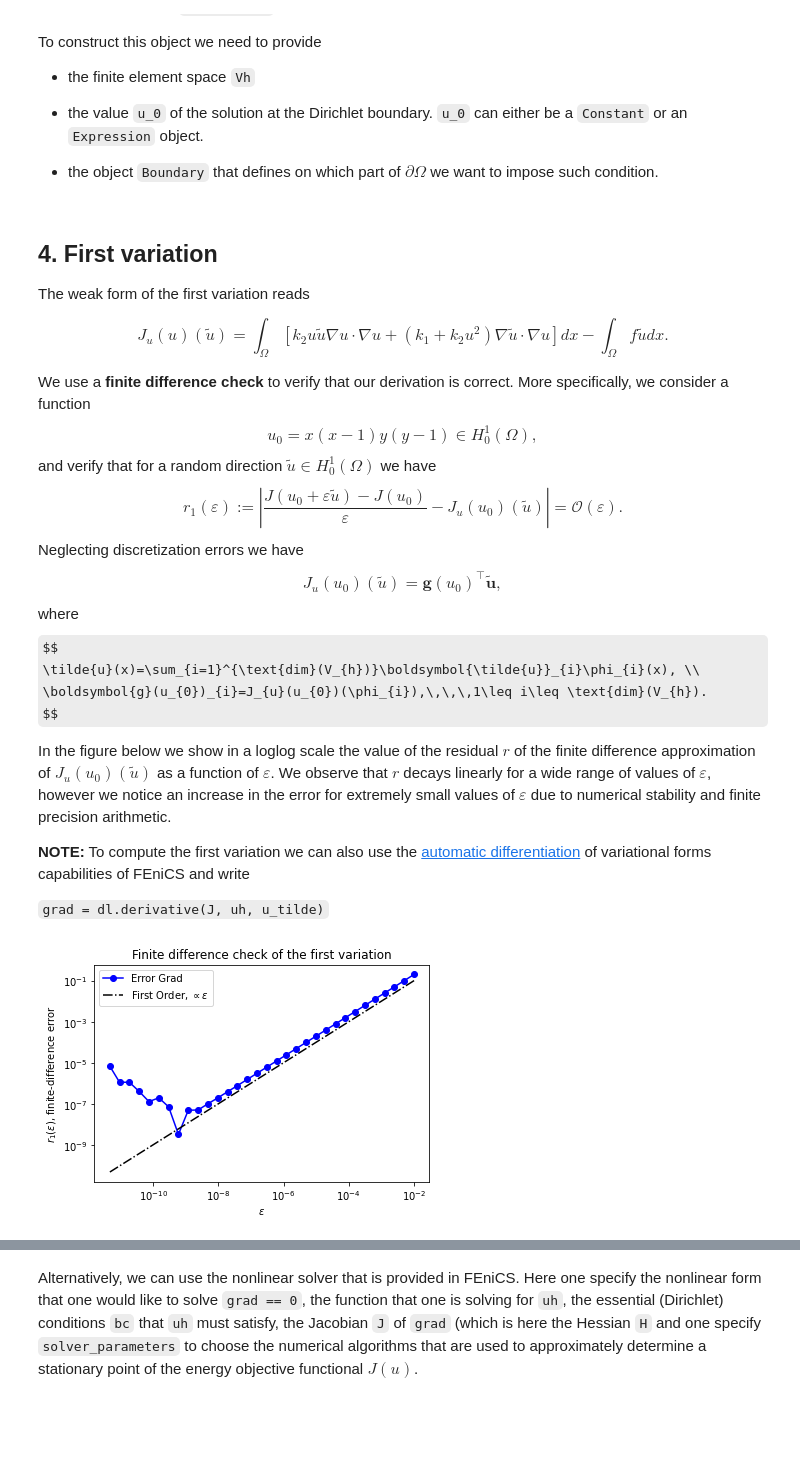
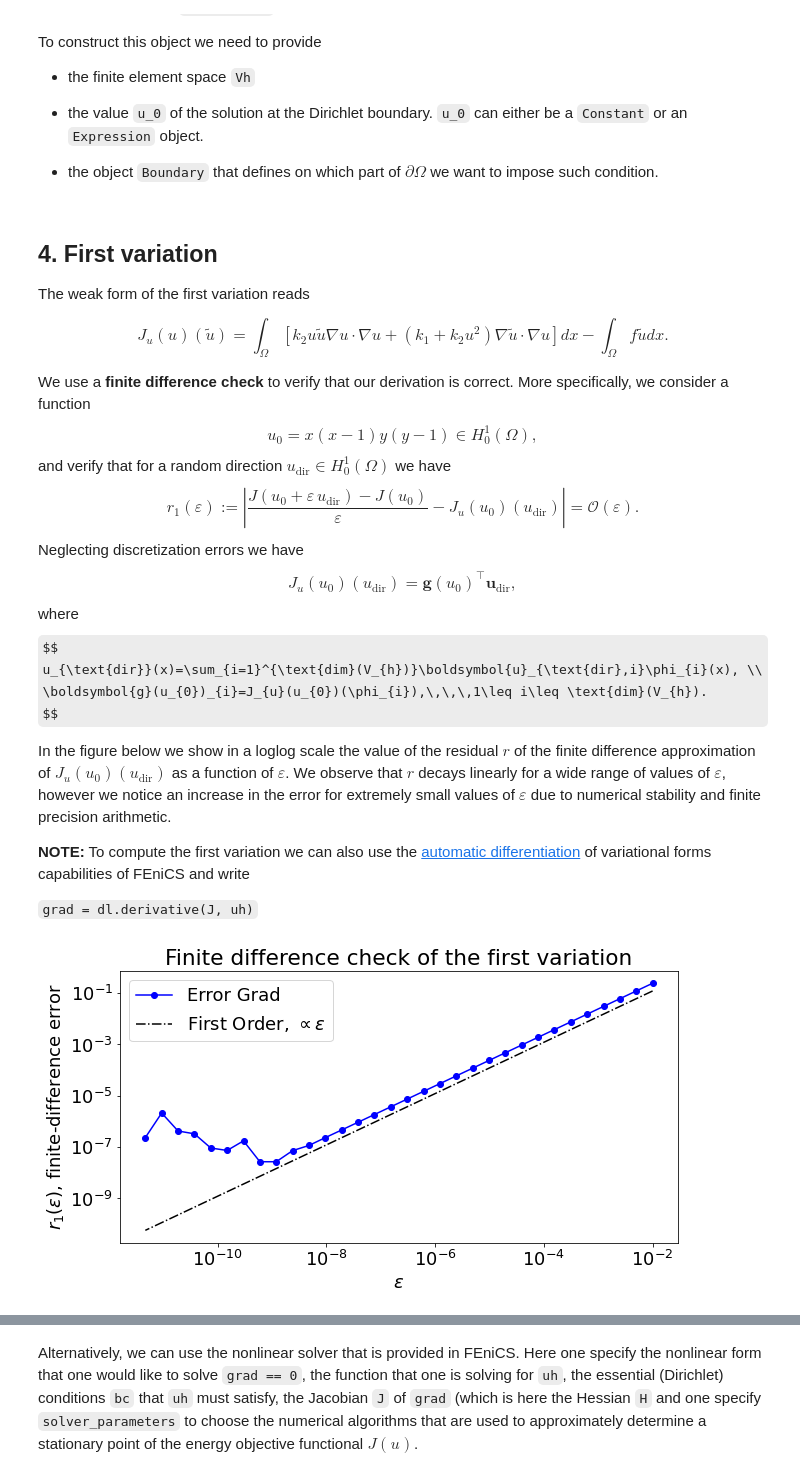
Before and after one commit to npetra/vippde-lab, a Jupyter notebook: 01_UnconstrainedMinimization/UnconstrainedMinimization.ipynb, the cells around one changed output, grey strips where cells are left out. Drawn from its saved outputs; the diff is of its cells as text; code cells hidden in the pictures; some formulas as TeX source; blank space fills up the shorter version.

```diff
--- a/01_UnconstrainedMinimization/UnconstrainedMinimization.ipynb
+++ b/01_UnconstrainedMinimization/UnconstrainedMinimization.ipynb
@@ -150,14 +150,15 @@ To start we load the following modules:
 # %%
 from __future__ import print_function, division, absolute_import
 
+import numpy as np
+import matplotlib.pyplot as plt
+plt.rcParams.update({'font.size': 18})
+plt.rcParams['figure.figsize'] = [10, 5]
+
 import dolfin as dl
-
-import matplotlib.pyplot as plt
 from hippylib import nb
 
-import numpy as np
 import logging
-
 logging.getLogger('FFC').setLevel(logging.WARNING)
 logging.getLogger('UFL').setLevel(logging.WARNING)
 dl.set_log_active(False)
@@ -225,6 +226,7 @@ class Boundary(dl.SubDomain):
 
 u_0 = dl.Constant(0.)
 bc  = dl.DirichletBC(Vh, u_0, Boundary())
+bc0 = dl.DirichletBC(Vh, dl.Constant(0.0), Boundary())
 # %% [markdown]
 ## 4. First variation
 
@@ -235,59 +237,59 @@ $$J_{u}(u)(\tilde{u}) = \int_\Omega \left[k_2 u \tilde{u} \nabla u \cdot \nabla
 We use a **finite difference check** to verify that our derivation is correct.
 More specifically, we consider a function
 $$ u_0 = x(x-1)y(y-1) \in H^1_0(\Omega), $$
-and verify that for a random direction $\tilde{u} \in H^1_0(\Omega)$ we have
-$$ r_{1}(\varepsilon) := \left| \frac{J(u_0 + \varepsilon \tilde{u}) - J(u_0)}{\varepsilon} - J_{u}(u_0)(\tilde{u})\right| = \mathcal{O}(\varepsilon).$$
+and verify that for a random direction $u_{\text{dir}} \in H^1_0(\Omega)$ we have
+$$ r_{1}(\varepsilon) := \left| \frac{J(u_0 + \varepsilon\, u_{\text{dir}}) - J(u_0)}{\varepsilon} - J_{u}(u_0)(u_{\text{dir}})\right| = \mathcal{O}(\varepsilon).$$
 Neglecting discretization errors we have
 $$
-J_{u}(u_{0})(\tilde{u})=\boldsymbol{g}(u_{0})^{\top}\boldsymbol{\tilde{u}},
+J_{u}(u_{0})(u_{\text{dir}})=\boldsymbol{g}(u_{0})^{\top}\boldsymbol{u}_{\text{dir}},
 $$
 where
 $$
-\tilde{u}(x)=\sum_{i=1}^{\text{dim}(V_{h})}\boldsymbol{\tilde{u}}_{i}\phi_{i}(x), \\
+u_{\text{dir}}(x)=\sum_{i=1}^{\text{dim}(V_{h})}\boldsymbol{u}_{\text{dir},i}\phi_{i}(x), \\
 \boldsymbol{g}(u_{0})_{i}=J_{u}(u_{0})(\phi_{i}),\,\,\,1\leq i\leq \text{dim}(V_{h}).
 $$
 
 
-In the figure below we show in a loglog scale the value of the residual $r$ of the finite difference approximation of $J_{u}(u_{0})(\tilde{u})$ as a function of $\varepsilon$. We observe that $r$ decays linearly for a wide range of values of $\varepsilon$, however we notice an increase in the error for extremely small values of $\varepsilon$ due to numerical stability and finite precision arithmetic.
+In the figure below we show in a loglog scale the value of the residual $r$ of the finite difference approximation of $J_{u}(u_{0})(u_{\text{dir}})$ as a function of $\varepsilon$. We observe that $r$ decays linearly for a wide range of values of $\varepsilon$, however we notice an increase in the error for extremely small values of $\varepsilon$ due to numerical stability and finite precision arithmetic.
 
 **NOTE:** To compute the first variation we can also use the [automatic differentiation](https://fenicsproject.org/olddocs/dolfin/2017.2.0/python/programmers-reference/fem/formmanipulations/derivative.html#dolfin.fem.formmanipulations.derivative) of variational forms capabilities of FEniCS and write
 
-`grad = dl.derivative(J, uh, u_tilde)`
+`grad = dl.derivative(J, uh)`
 # %%
 grad = (k2*uh*u_tilde)*dl.inner(dl.grad(uh), dl.grad(uh))*dl.dx + \
        (k1 + k2*uh*uh)*dl.inner(dl.grad(uh), dl.grad(u_tilde))*dl.dx - f*u_tilde*dl.dx
 
 u0 = dl.interpolate(dl.Expression("x[0]*(x[0]-1)*x[1]*(x[1]-1)", degree=2), Vh)
 
 n_eps = 32
-eps = 1e-2*np.power(2., -np.arange(n_eps))
-err_grad = np.zeros(n_eps)
+epss = 1e-2*np.power(2., -np.arange(n_eps))
+fdgrad_residual = np.zeros(n_eps)
 
 uh.assign(u0)
 J0    = dl.assemble(J)
 grad0 = dl.assemble(grad)
 
-uhat = dl.Function(Vh).vector()
-uhat.set_local(np.random.randn(Vh.dim()))
-bc.apply(uhat)
-dir_grad0 = grad0.inner(uhat)
+u_dir    = dl.Function(Vh).vector()
+u_dir[:] = np.random.randn(Vh.dim())
+bc0.apply(u_dir)
+dir_grad0 = grad0.inner(u_dir)
 
-for i in range(n_eps):
-    uh.assign(u0)
-    uh.vector().axpy(eps[i], uhat) #uh = uh + eps[i]*dir
+for i, eps in enumerate(epss):
+    uh.assign(u0)                # uh = u0
+    uh.vector().axpy(eps, u_dir) # uh = uh + eps[i]*dir
     Jplus = dl.assemble(J)
-    err_grad[i] = abs( (Jplus - J0)/eps[i] - dir_grad0 )
+    fdgrad_residual[i] = abs( (Jplus - J0)/eps - dir_grad0 )
 
 plt.figure()
-plt.loglog(eps, err_grad, "-ob", label="Error Grad")
-plt.loglog(eps, (.5*err_grad[0]/eps[0])*eps, "-.k", label=r"First Order, $\propto\varepsilon$")
+plt.loglog(epss, fdgrad_residual, "-ob", label="Error Grad")
+plt.loglog(epss, (.5*fdgrad_residual[0]/epss[0])*epss, "-.k", label=r"First Order, $\propto\varepsilon$")
 plt.title("Finite difference check of the first variation")
 plt.xlabel(r"$\varepsilon$")
 plt.ylabel(r"$r_{1}(\varepsilon)$, finite-difference error")
 plt.legend(loc = "upper left")
 plt.show()
 # %% [output]
-[figure, old version]
+[figure, new version]
 # %% [markdown]
 ## 5. Second variation
 
```
Also changed, not shown: parts of 7 cells of this notebook.
